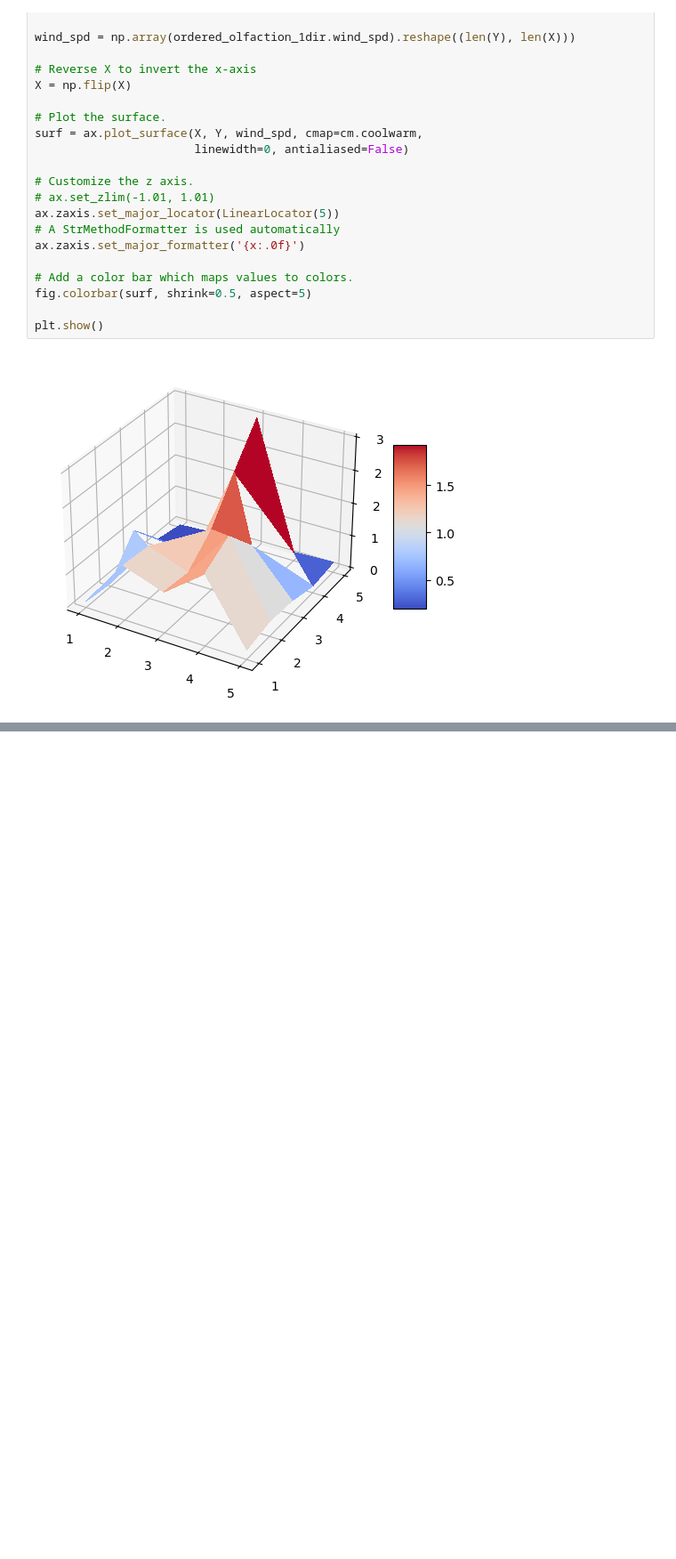
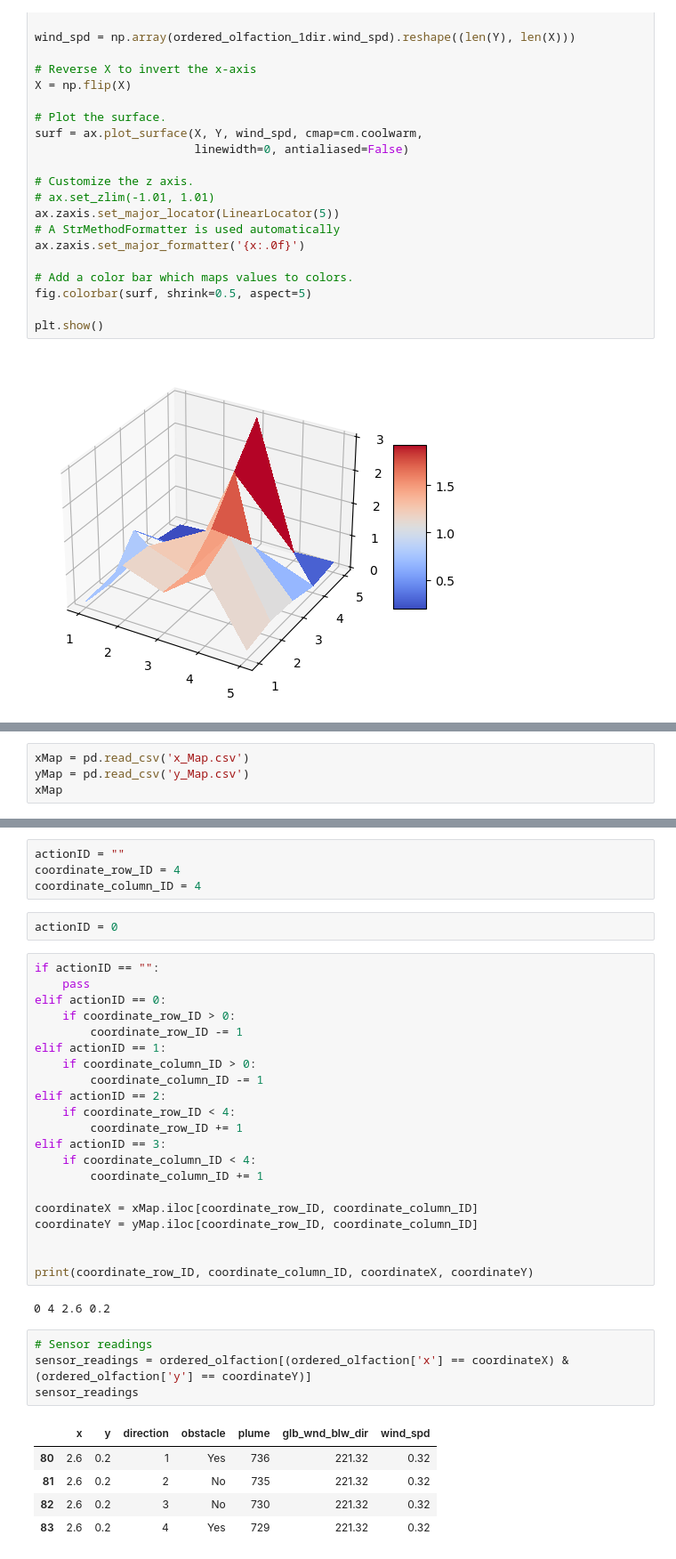
Before and after one commit to SunzidHassan/Research, a Jupyter notebook: 23-24_Automatic-Control-Lab/LLMSim/LLMSim.ipynb, the cells around one changed output, grey strips where cells are left out. Shown at 89% size. Drawn from its saved outputs; the diff is of its cells as text; blank space fills up the shorter version.

```diff
--- a/23-24_Automatic-Control-Lab/LLMSim/LLMSim.ipynb
+++ b/23-24_Automatic-Control-Lab/LLMSim/LLMSim.ipynb
@@ -221,0 +345,4 @@ plt.show()
+# %%
+xMap = pd.read_csv('x_Map.csv')
+yMap = pd.read_csv('y_Map.csv')
+xMap
@@ -221,0 +356,39 @@ plt.show()
+# %%
+actionID = ""
+coordinate_row_ID = 4
+coordinate_column_ID = 4
+# %%
+actionID = 0
+# %%
+if actionID == "":
+    pass
+elif actionID == 0:
+    if coordinate_row_ID > 0:
+        coordinate_row_ID -= 1
+elif actionID == 1:
+    if coordinate_column_ID > 0:
+        coordinate_column_ID -= 1
+elif actionID == 2:
+    if coordinate_row_ID < 4:
+        coordinate_row_ID += 1
+elif actionID == 3:
+    if coordinate_column_ID < 4:
+        coordinate_column_ID += 1
+
+coordinateX = xMap.iloc[coordinate_row_ID, coordinate_column_ID]
+coordinateY = yMap.iloc[coordinate_row_ID, coordinate_column_ID]
+
+
+print(coordinate_row_ID, coordinate_column_ID, coordinateX, coordinateY)
+# %% [output]
+0 4 2.6 0.2
+# %%
+# Sensor readings
+sensor_readings = ordered_olfaction[(ordered_olfaction['x'] == coordinateX) & (ordered_olfaction['y'] == coordinateY)]
+sensor_readings
+# %% [output]
+|  | x | y | direction | obstacle | plume | glb_wnd_blw_dir | wind_spd |
+| 80 | 2.6 | 0.2 | 1 | Yes | 736 | 221.32 | 0.32 |
+| 81 | 2.6 | 0.2 | 2 | No | 735 | 221.32 | 0.32 |
+| 82 | 2.6 | 0.2 | 3 | No | 730 | 221.32 | 0.32 |
+| 83 | 2.6 | 0.2 | 4 | Yes | 729 | 221.32 | 0.32 |
```
Also changed, not shown: parts of 36 cells of this notebook.
